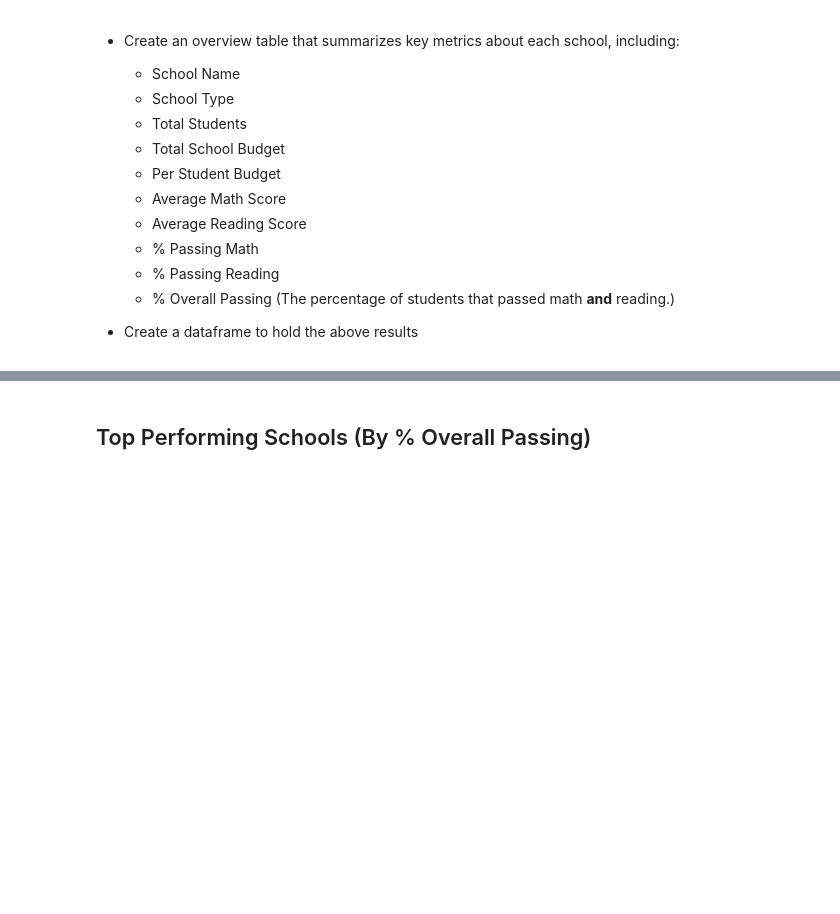
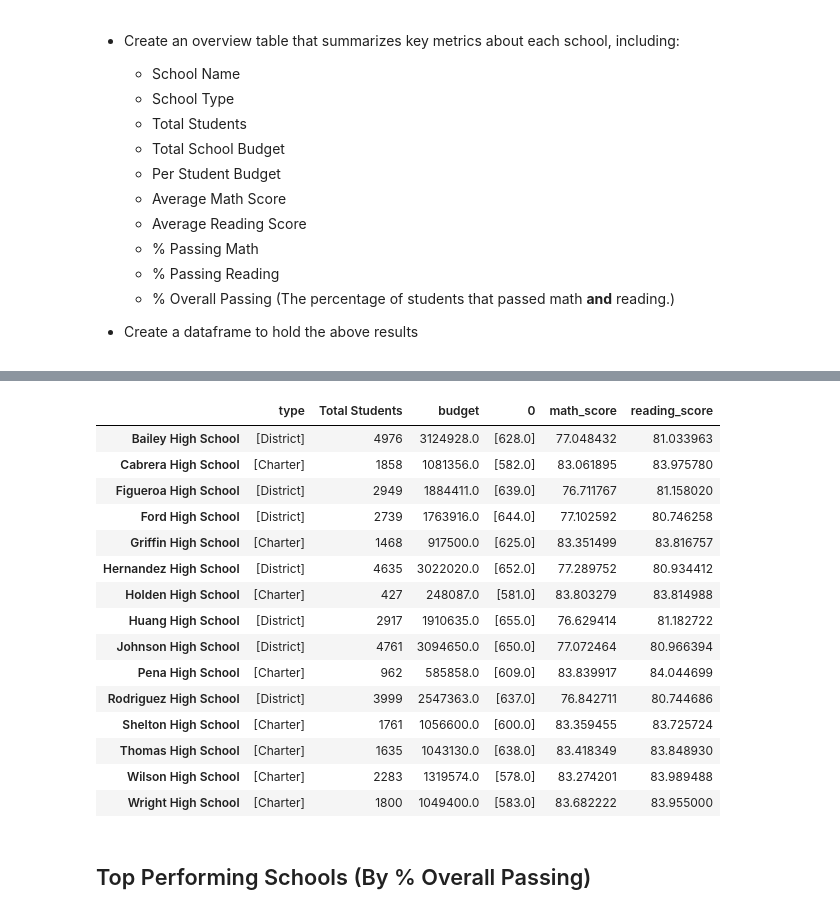
Before and after one commit to yukamara/pandas-challenge, a Jupyter notebook: PyCitySchools/PyCitySchools_starter.ipynb, the cells around one changed output, grey strips where cells are left out. Drawn from its saved outputs; the diff is of its cells as text; code cells hidden in the pictures; blank space fills up the shorter version.

Commit message:
partially completed school summary

```diff
--- a/PyCitySchools/PyCitySchools_starter.ipynb
+++ b/PyCitySchools/PyCitySchools_starter.ipynb
@@ -130,3 +114,61 @@ dist_sum_df
+# %%
+schools = sdc_df['school_name'].unique()
+huang = sdc_df.loc[sdc_df['school_name'] == 'Huang High School', ['type','budget','reading_score','math_score']]
+huang.head()
+
+total_students = sdc_df['school_name'].value_counts()
+total_students_df = pd.DataFrame(total_students)
+total_students_df = total_students_df.rename(columns={'school_name': 'Total Students'})
+
+grouped_schools = sdc_df.groupby(['school_name'])
+
+school_type = grouped_schools['type'].unique()
+school_type_df = pd.DataFrame(school_type)
+school_type_df['type'] = school_type_df.loc[:, 'type'].astype(object)
+
+school_budget = grouped_schools['budget'].unique()
+budget_df = pd.DataFrame(school_budget)
+budget_df['budget'] = budget_df.loc[:, 'budget'].astype(float)
+
+budget_per_student = school_budget/total_students
+budget_per_student_df = pd.DataFrame(budget_per_student)
+budget_per_student_df = budget_per_student_df.rename(columns={'0': 'Budget Per Student'})
+#budget_per_student_df['0'] = budget_per_student_df.loc[:, '0'].astype(float)
+
+math_average = grouped_schools['math_score'].mean()
+math_average_df = pd.DataFrame(math_average)
+
+reading_average = grouped_schools['reading_score'].mean()
+reading_average_df = pd.DataFrame(reading_average)
+
+#math_pass_count = len(grouped_schools[grouped_schools['math_score']>=70])
+#math_pass_percent = (math_pass_count/total_students) * 100
+
+
+
+#total_students_df
+#budget_df
+#budget_per_student_df
+school_summary_df = pd.concat([school_type, total_students_df, budget_df, budget_per_student_df, math_average_df,
+reading_average_df], axis=1, join='inner')
+school_summary_df
+# %% [output]
+|  | type | Total Students | budget | 0 | math_score | reading_score |
+| Bailey High School | [District] | 4976 | 3124928.0 | [628.0] | 77.048432 | 81.033963 |
+| Cabrera High School | [Charter] | 1858 | 1081356.0 | [582.0] | 83.061895 | 83.975780 |
+| Figueroa High School | [District] | 2949 | 1884411.0 | [639.0] | 76.711767 | 81.158020 |
+| Ford High School | [District] | 2739 | 1763916.0 | [644.0] | 77.102592 | 80.746258 |
+| Griffin High School | [Charter] | 1468 | 917500.0 | [625.0] | 83.351499 | 83.816757 |
+| Hernandez High School | [District] | 4635 | 3022020.0 | [652.0] | 77.289752 | 80.934412 |
+| Holden High School | [Charter] | 427 | 248087.0 | [581.0] | 83.803279 | 83.814988 |
+| Huang High School | [District] | 2917 | 1910635.0 | [655.0] | 76.629414 | 81.182722 |
+| Johnson High School | [District] | 4761 | 3094650.0 | [650.0] | 77.072464 | 80.966394 |
+| Pena High School | [Charter] | 962 | 585858.0 | [609.0] | 83.839917 | 84.044699 |
+| Rodriguez High School | [District] | 3999 | 2547363.0 | [637.0] | 76.842711 | 80.744686 |
+| Shelton High School | [Charter] | 1761 | 1056600.0 | [600.0] | 83.359455 | 83.725724 |
+| Thomas High School | [Charter] | 1635 | 1043130.0 | [638.0] | 83.418349 | 83.848930 |
+| Wilson High School | [Charter] | 2283 | 1319574.0 | [578.0] | 83.274201 | 83.989488 |
+| Wright High School | [Charter] | 1800 | 1049400.0 | [583.0] | 83.682222 | 83.955000 |
 # %% [markdown]
 ## Top Performing Schools (By % Overall Passing)
 # %% [markdown]
```
Also changed, not shown: parts of 2 cells of this notebook.
